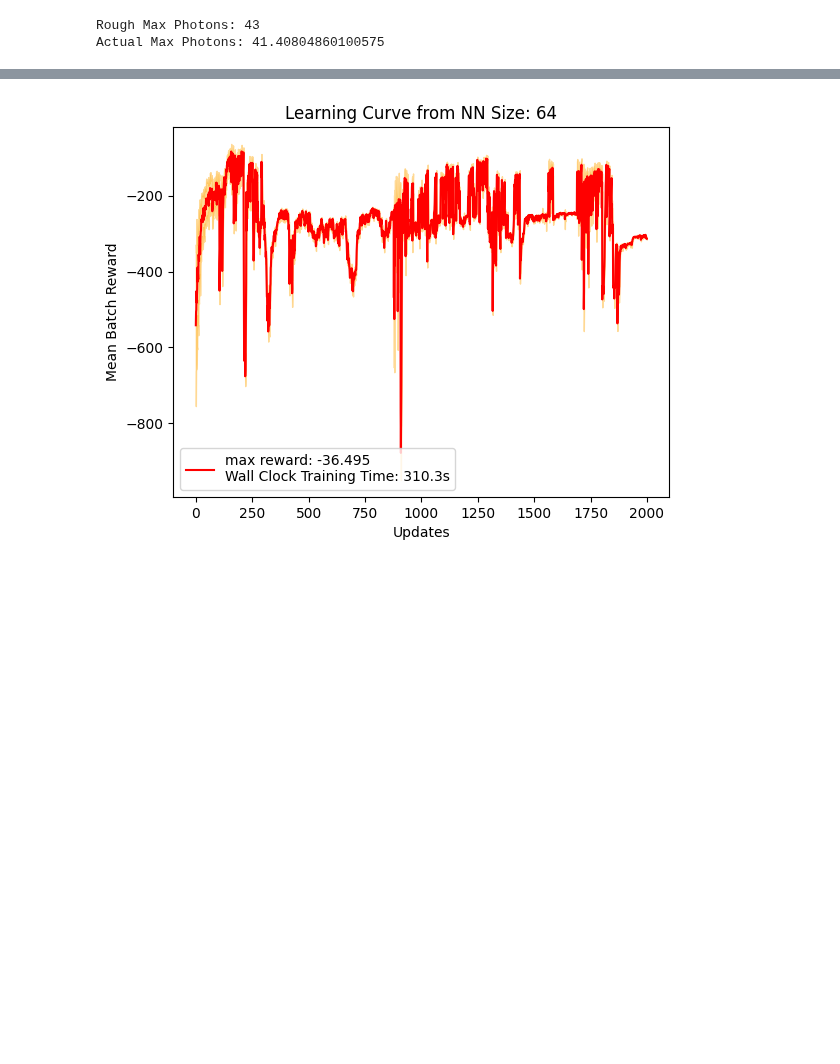
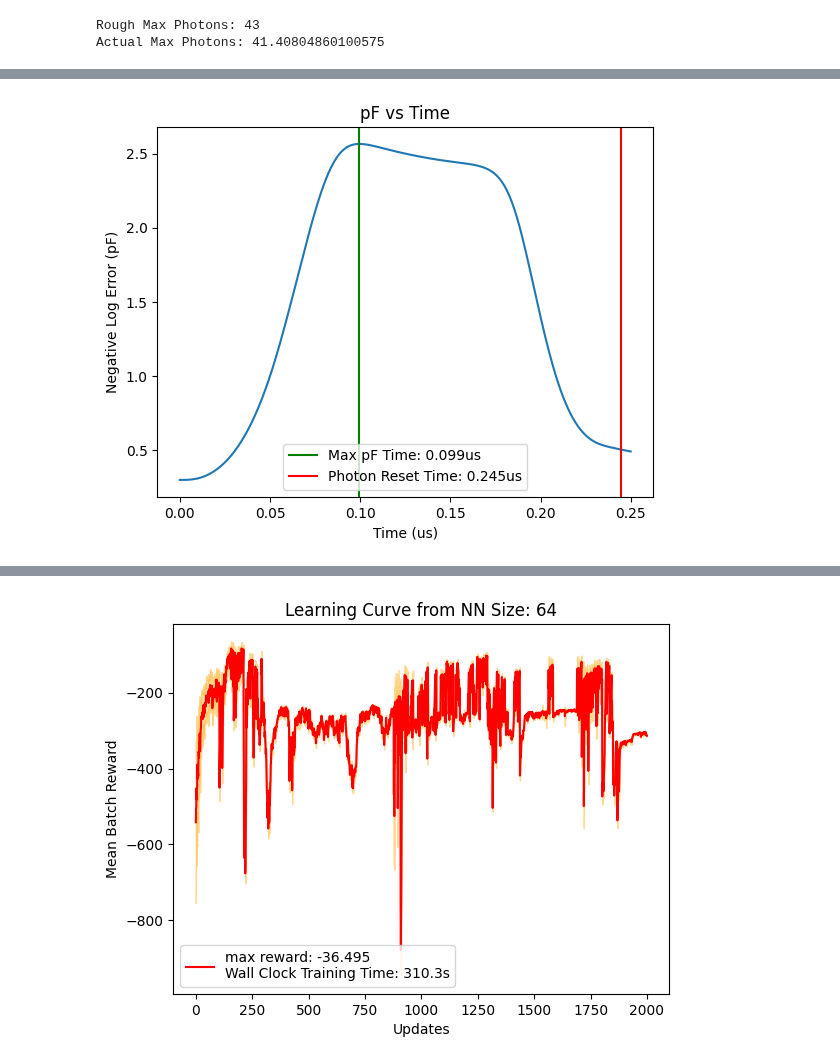
Before and after one commit to AnikenC/ReadoutWithRL, a Jupyter notebook: readoutWithRL/MLControl/ppo_example.ipynb, the cells around one changed output, grey strips where cells are left out. Saved outputs shown, nothing was run; the diff lists cells and outputs as text; code cells hidden in the pictures; blank space fills up the shorter version.

```diff
--- a/readoutWithRL/MLControl/ppo_example.ipynb
+++ b/readoutWithRL/MLControl/ppo_example.ipynb
@@ -133,0 +209,11 @@ plt.show()
+# %%
+plt.plot(single_env.ts_sim, pF)
+plt.axvline(x=max_pf_time, color='green', label=f'Max pF Time: {jnp.round(max_pf_time, 3)}us')
+plt.axvline(x=photon_reset_time, color='red', label=f'Photon Reset Time: {jnp.round(photon_reset_time, 3)}us')
+plt.ylabel('Negative Log Error (pF)')
+plt.xlabel('Time (us)')
+plt.title('pF vs Time')
+plt.legend()
+plt.show()
+# %% [output]
+[figure, added]
```
Also changed, not shown: parts of 11 cells of this notebook, 2 other files.
